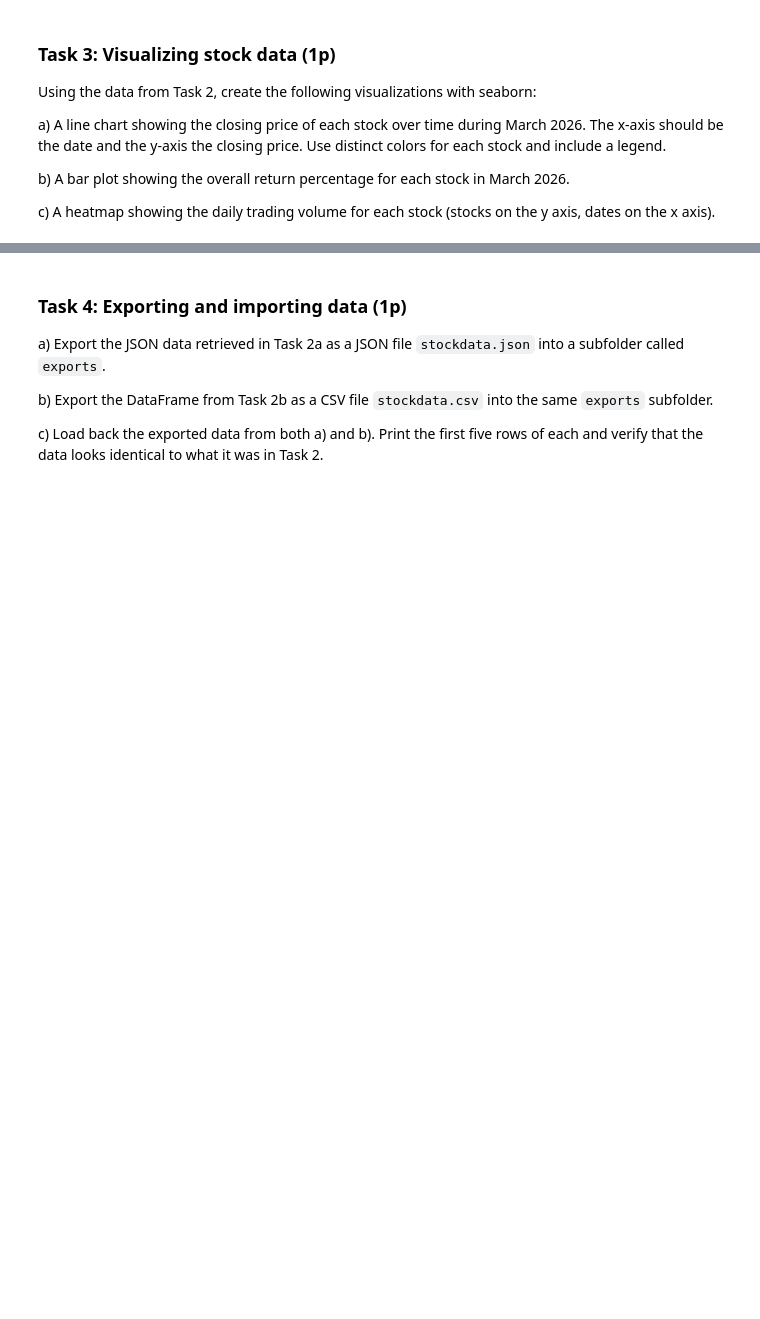
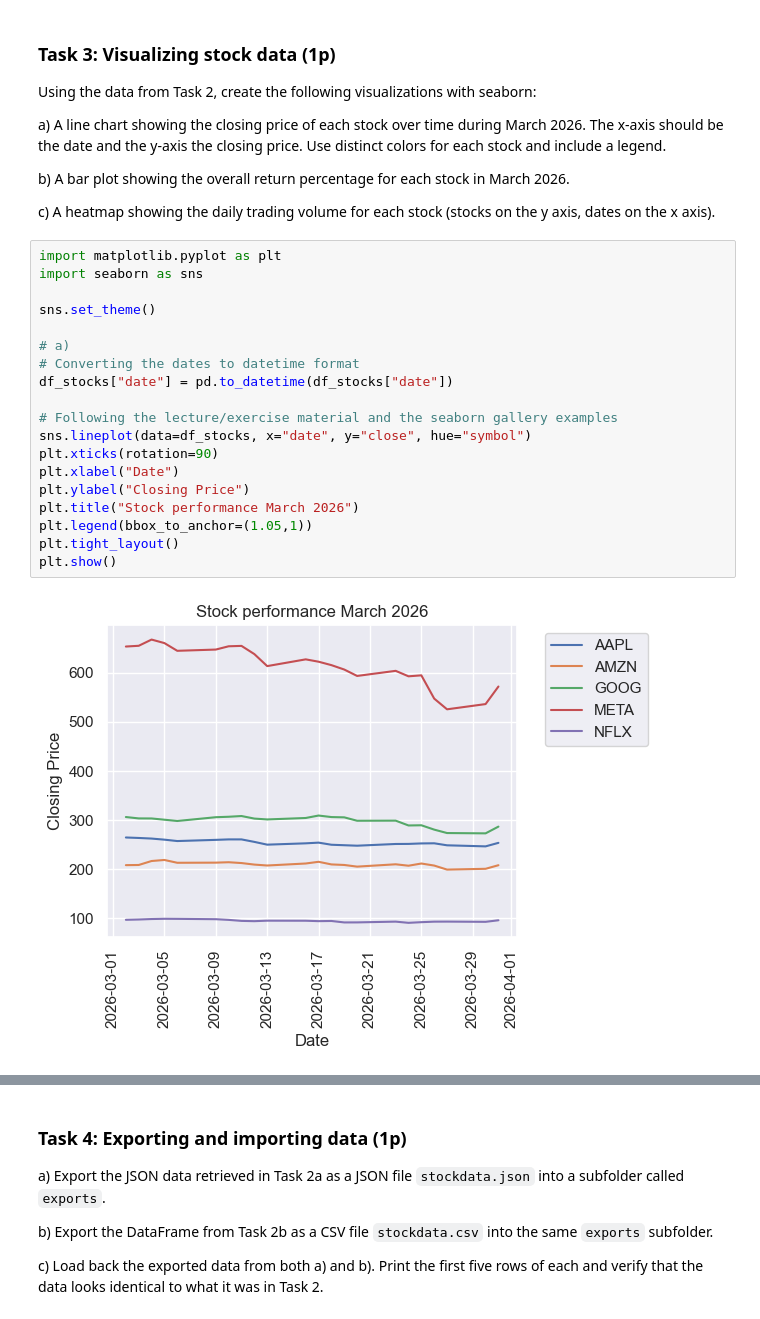
Before and after one commit to martyroo/PythonBizIntel, a Jupyter notebook: assignments/assignment2/assignment2.ipynb, the cells around one changed output, grey strips where cells are left out. Cells and saved outputs as stored; diff of their text form; blank space fills up the shorter version.

```diff
--- a/assignments/assignment2/assignment2.ipynb
+++ b/assignments/assignment2/assignment2.ipynb
@@ -188,3 +253,24 @@ a) A line chart showing the closing price of each stock over time during March 2
 b) A bar plot showing the overall return percentage for each stock in March 2026.
 
 c) A heatmap showing the daily trading volume for each stock (stocks on the y axis, dates on the x axis).
+# %%
+import matplotlib.pyplot as plt
+import seaborn as sns
+
+sns.set_theme()
+
+# a)
+# Converting the dates to datetime format
+df_stocks["date"] = pd.to_datetime(df_stocks["date"])
+
+# Following the lecture/exercise material and the seaborn gallery examples
+sns.lineplot(data=df_stocks, x="date", y="close", hue="symbol")
+plt.xticks(rotation=90)
+plt.xlabel("Date")
+plt.ylabel("Closing Price")
+plt.title("Stock performance March 2026")
+plt.legend(bbox_to_anchor=(1.05,1))
+plt.tight_layout()
+plt.show()
+# %% [output]
+[figure, added]
```
Also changed, not shown: parts of 35 cells of this notebook, 4 other files.
